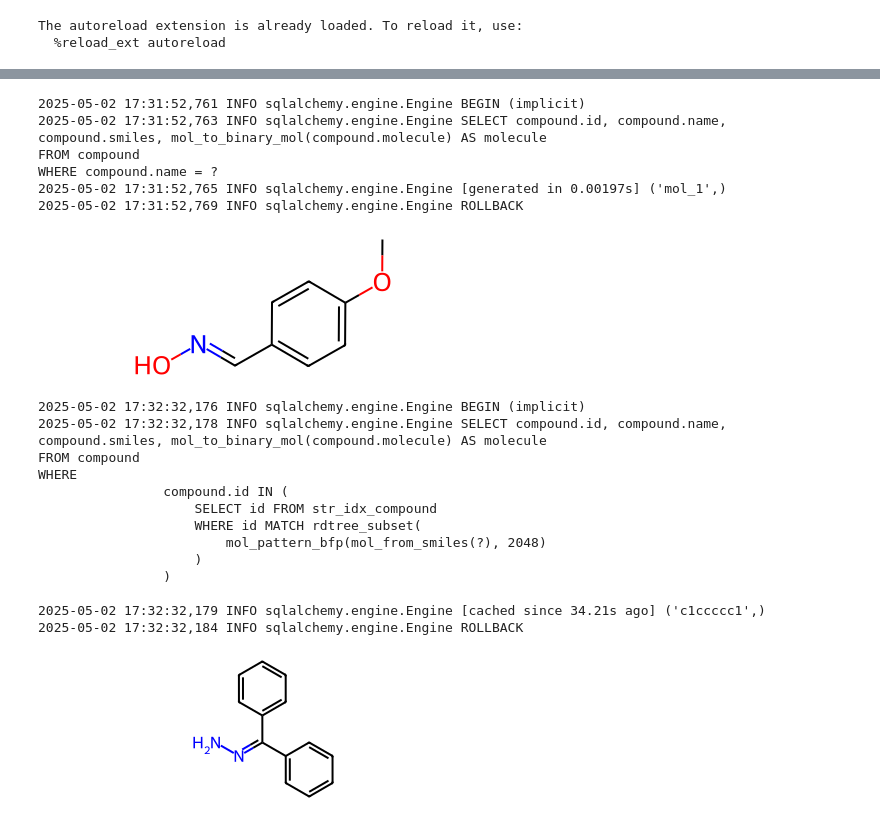
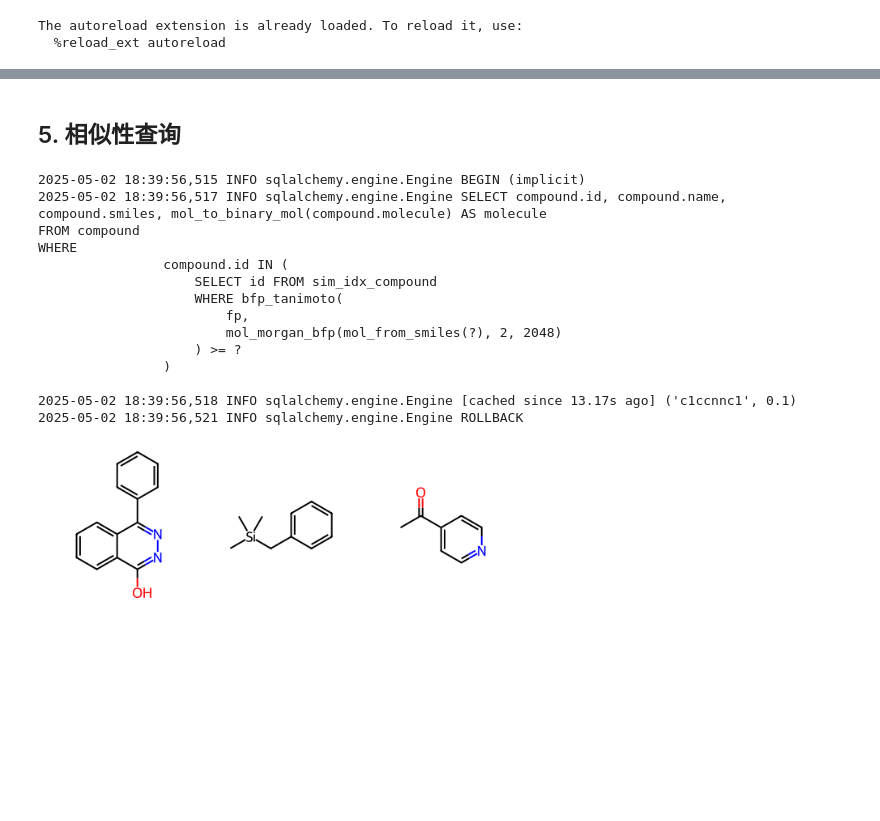
Before and after one commit to iuhgnor/chemicalite-orm, a Jupyter notebook: examples/demo.ipynb, the cells around one changed output, grey strips where cells are left out. Cells and saved outputs as stored; diff of their text form; code cells hidden in the pictures; blank space fills up the shorter version.

```diff
--- a/examples/demo.ipynb
+++ b/examples/demo.ipynb
@@ -85,13 +119,8 @@ insert_test_data()
 # %%
-def test_substructure(smarts="c1ccccc1"):
-    query_mol = mol_from_smiles(smarts)
-    with SessionLocal() as session:
-        stmt = select(Compound).where(mol_is_substruct(Compound.molecule, query_mol))
-        results = session.execute(stmt).scalars().all()
-        mols = [r.molecule for r in results]
-    return mols
+with SessionLocal() as session:
+    stmt = select(Compound).where(Compound.has_substructure("c1ccccc1"))
+    results = session.execute(stmt).scalars().all()
 
-
-res_mols = test_substructure()
-Draw.MolsToGridImage(res_mols[:10], molsPerRow=5)
+mols = [r.molecule for r in results[:10]]
+Draw.MolsToGridImage(mols, molsPerRow=5)
 # %% [output]
@@ -104,42 +140,26 @@ WHERE mol_is_substruct(compound.molecule, mol_from_smiles(?))
 [figure]
+# %% [markdown]
+## 5. 相似性查询
 # %%
-def test_search():
-    with SessionLocal() as session:
-        stmt = select(Compound).where(Compound.name == "mol_1")
-        result = session.execute(stmt).scalars().first()
-        mol = result.molecule
+with SessionLocal() as session:
+    stmt = select(Compound).where(Compound.similarity_to("c1ccnnc1", 0.1))
+    results = session.execute(stmt).scalars().all()
 
-    return mol
-
-
-test_search()
+mols = [r.molecule for r in results[:10]]
+Draw.MolsToGridImage(mols, molsPerRow=5)
 # %% [output]
-2025-05-02 17:31:52,761 INFO sqlalchemy.engine.Engine BEGIN (implicit)
-2025-05-02 17:31:52,763 INFO sqlalchemy.engine.Engine SELECT compound.id, compound.name, compound.smiles, mol_to_binary_mol(compound.molecule) AS molecule
+2025-05-02 18:39:56,515 INFO sqlalchemy.engine.Engine BEGIN (implicit)
+2025-05-02 18:39:56,517 INFO sqlalchemy.engine.Engine SELECT compound.id, compound.name, compound.smiles, mol_to_binary_mol(compound.molecule) AS molecule
 FROM compound
-WHERE compound.name = ?
-2025-05-02 17:31:52,765 INFO sqlalchemy.engine.Engine [generated in 0.00197s] ('mol_1',)
-2025-05-02 17:31:52,769 INFO sqlalchemy.engine.Engine ROLLBACK
+WHERE
+                compound.id IN (
+                    SELECT id FROM sim_idx_compound
+                    WHERE bfp_tanimoto(
+                        fp,
+                        mol_morgan_bfp(mol_from_smiles(?), 2, 2048)
+                    ) >= ?
+                )
+
+2025-05-02 18:39:56,518 INFO sqlalchemy.engine.Engine [cached since 13.17s ago] ('c1ccnnc1', 0.1)
+2025-05-02 18:39:56,521 INFO sqlalchemy.engine.Engine ROLLBACK
-[figure, old version]
+[figure, new version]
-# %%
-with SessionLocal() as session:
-    stmt = select(Compound).where(Compound.substructure_search("c1ccccc1"))
-    result = session.execute(stmt).scalars().first()
-    mol = result.molecule
-
-mol
-# %% [output]
-2025-05-02 17:32:32,176 INFO sqlalchemy.engine.Engine BEGIN (implicit)
-2025-05-02 17:32:32,178 INFO sqlalchemy.engine.Engine SELECT compound.id, compound.name, compound.smiles, mol_to_binary_mol(compound.molecule) AS molecule
-FROM compound
-WHERE
-                compound.id IN (
-                    SELECT id FROM str_idx_compound
-                    WHERE id MATCH rdtree_subset(
-                        mol_pattern_bfp(mol_from_smiles(?), 2048)
-                    )
-                )
-
-2025-05-02 17:32:32,179 INFO sqlalchemy.engine.Engine [cached since 34.21s ago] ('c1ccccc1',)
-2025-05-02 17:32:32,184 INFO sqlalchemy.engine.Engine ROLLBACK
-[figure, removed]
```
Also changed, not shown: parts of 11 cells of this notebook, 6 other files.
